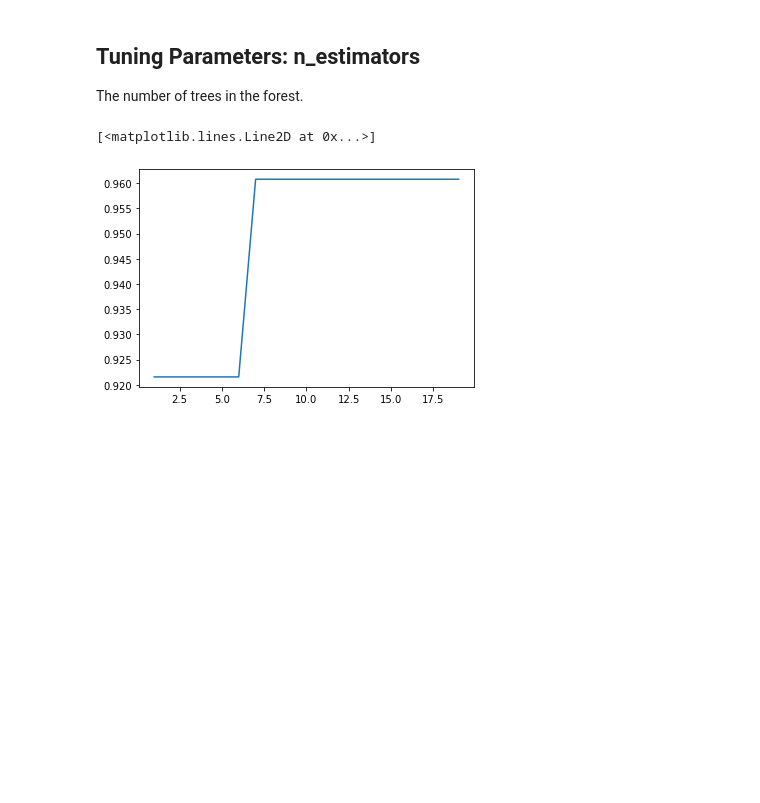
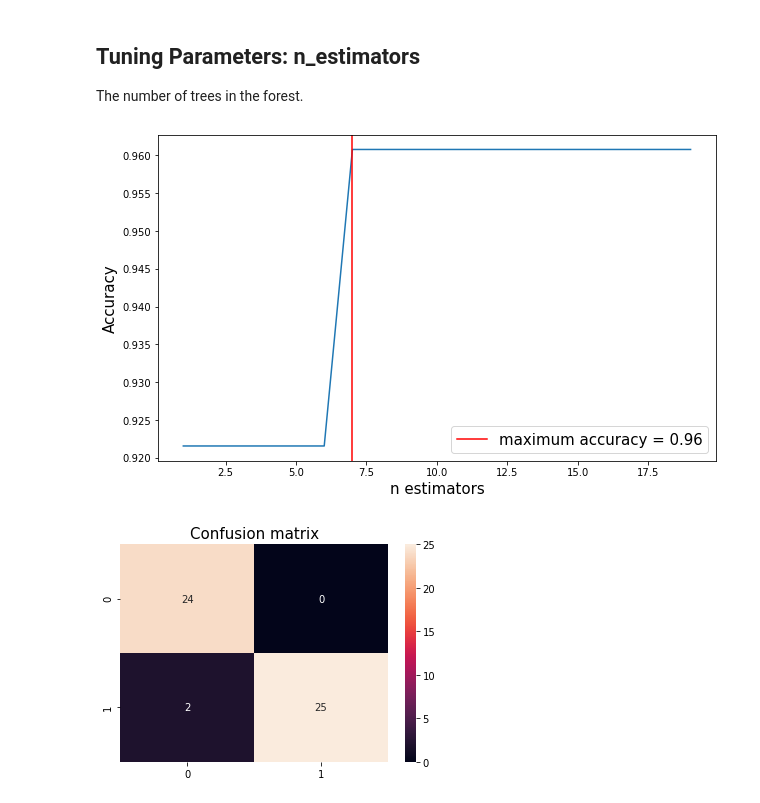
Before and after one commit to MGJvanGroeningen/aidm_assignments_21_22, a Jupyter notebook: assignment3/A3_Lin.ipynb, the cells around one changed output. Drawn from its saved outputs; the diff is of its cells as text; code cells hidden in the pictures; blank space fills up the shorter version.

```diff
--- a/assignment3/A3_Lin.ipynb
+++ b/assignment3/A3_Lin.ipynb
@@ -82,11 +200,3 @@ np.sum(clf.predict(X_test) == y_test)/len(y_test)
 # Random Forest
 
 The random forest improve the predicted accuracy and avoid over-fitting by fitting a number of decision trees on different subsets of the data and averaging the results.
-# %%
-
-X_train, X_test, y_train, y_test = train_test_split(
-     X, y, test_size = 0.3, random_state = 30)
-# %%
-clf = RandomForestClassifier(bootstrap = False, random_state = 30)
-clf.fit(X_train,y_train)
-np.sum(clf.predict(X_test) == y_test)/len(y_test)
@@ -100,9 +208,21 @@ Here we tune the sub sample size by changing the max_samples parameters
 max_samples_par = []
 max_sample_range = np.arange (1,21,1)
 for i in max_sample_range:
-    clf = RandomForestClassifier(max_samples = i,random_state = 30)
+    clf = RandomForestClassifier(max_samples = i,random_state = 42)
     clf.fit(X_train,y_train)
     max_samples_par.append(np.sum(clf.predict(X_test) == y_test)/len(y_test))
 
-plt.plot(max_sample_range,max_samples_par)
+accuracy_plot(max_sample_range, max_samples_par, 'max sample')
+
+
+best_para = max_sample_range[np.argmax(max_samples_par)]
+best_rf_model = RandomForestClassifier(max_samples = best_para, random_state=42)
+best_rf_model.fit(X_train,y_train)
+y_pred = best_rf_model.predict(X_test)
+
+# Get the confusion matrix
+cf_matrix = confusion_matrix(y_test, y_pred)
+plt.title('Confusion matrix',fontsize = 15)
+sns.heatmap(cf_matrix, annot=True)
+plt.show()
 # %% [output]
@@ -115,12 +239,24 @@ The number of trees in the forest.
 # %%
 max_n_estimator_par = []
 max_n_estimator_range = np.arange (1,20,1)
 for i in max_n_estimator_range:
     clf = RandomForestClassifier(n_estimators = i,random_state = 30)
     clf.fit(X_train,y_train)
     max_n_estimator_par.append(np.sum(clf.predict(X_test) == y_test)/len(y_test))
 
-plt.plot(max_n_estimator_range,max_n_estimator_par)
+accuracy_plot(max_n_estimator_range, max_n_estimator_par, 'n estimators')
+
+
+best_para = max_n_estimator_range[np.argmax(max_n_estimator_par)]
+best_rf_model = RandomForestClassifier(n_estimators = best_para, random_state = 30)
+best_rf_model.fit(X_train,y_train)
+y_pred = best_rf_model.predict(X_test)
+
+# Get the confusion matrix
+cf_matrix = confusion_matrix(y_test, y_pred)
+plt.title('Confusion matrix',fontsize = 15)
+sns.heatmap(cf_matrix, annot=True)
+plt.show()
 # %% [output]
-[<matplotlib.lines.Line2D at 0x...>]
-[figure, old version]
+[figure, new version]
+[figure, added]
```
Also changed, not shown: parts of 32 cells of this notebook.
